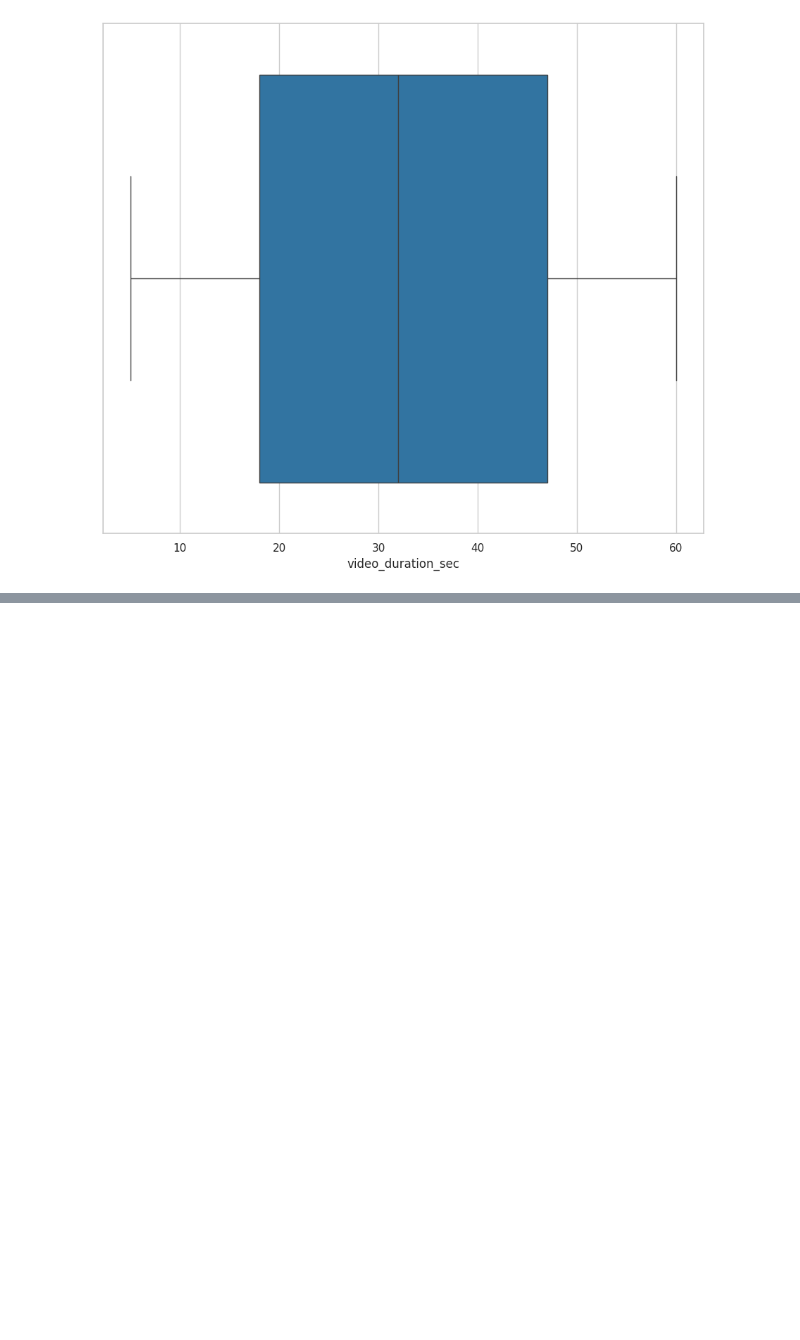
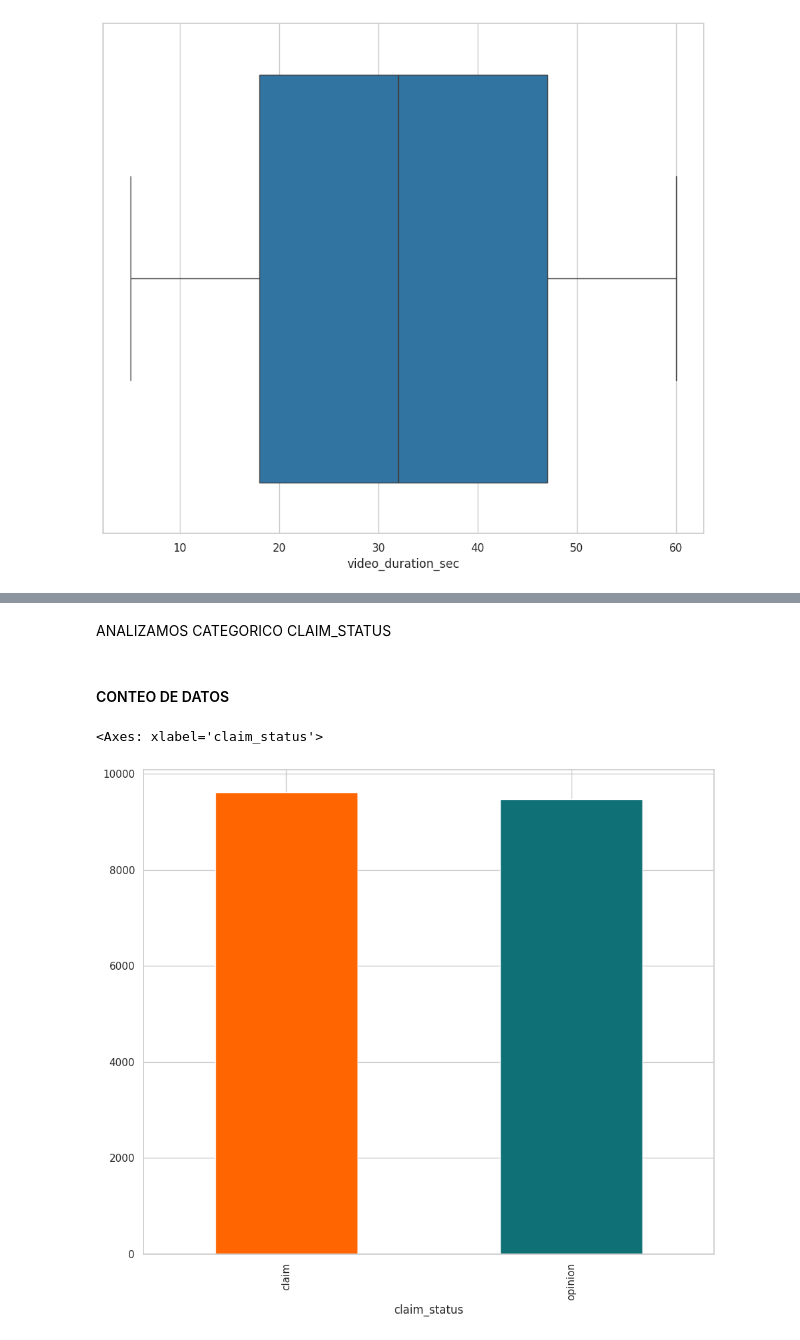
Before and after one commit to cesarmayta/BOOTCAMP_DSG1, a Jupyter notebook: trabajo_final/cesarmayta_eda_modulo3.ipynb, the cells around one changed output, grey strips where cells are left out. Cells and saved outputs as stored; diff of their text form; code cells hidden in the pictures; blank space fills up the shorter version.

Commit message:
conteos y proporciones

```diff
--- a/trabajo_final/cesarmayta_eda_modulo3.ipynb
+++ b/trabajo_final/cesarmayta_eda_modulo3.ipynb
@@ -21,6 +21,11 @@ import matplotlib.pyplot as plt
 sns.set_style(style='whitegrid')
 sns.set_context(context='notebook')
 plt.rcParams['figure.figsize'] = (11, 9.4)
+
+claim_color = {
+    'claim':'#ff6602ff',
+    'opinion':'#0f7175ff'
+}
 # %% [markdown]
 ### 3 - CARGAMOS EL DATASET
 # %%
@@ -340,0 +368,17 @@ sns.boxplot(x=df_tiktok.video_duration_sec)
+# %% [markdown]
+ANALIZAMOS CATEGORICO CLAIM_STATUS
+# %% [markdown]
+#### CONTEO DE DATOS
+# %%
+(
+    df_tiktok
+    .claim_status
+    .value_counts()
+    .plot(
+        kind='bar',
+        color=claim_color.values()
+    )
+)
+# %% [output]
+<Axes: xlabel='claim_status'>
+[figure, added]
```
Also changed, not shown: parts of 5 cells of this notebook.
